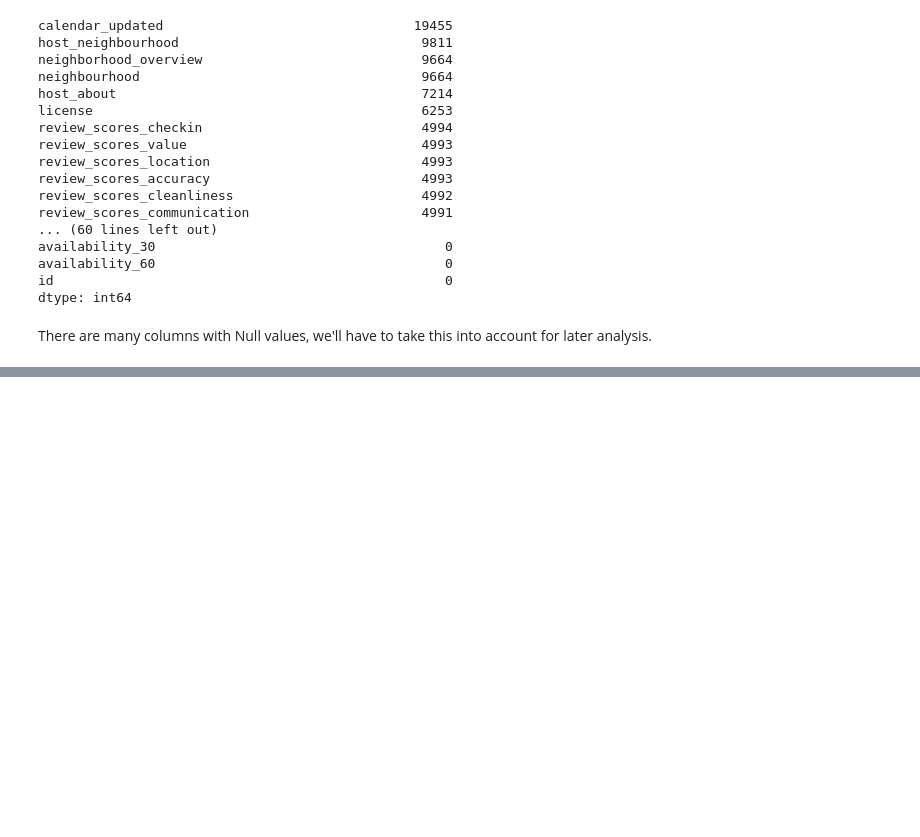
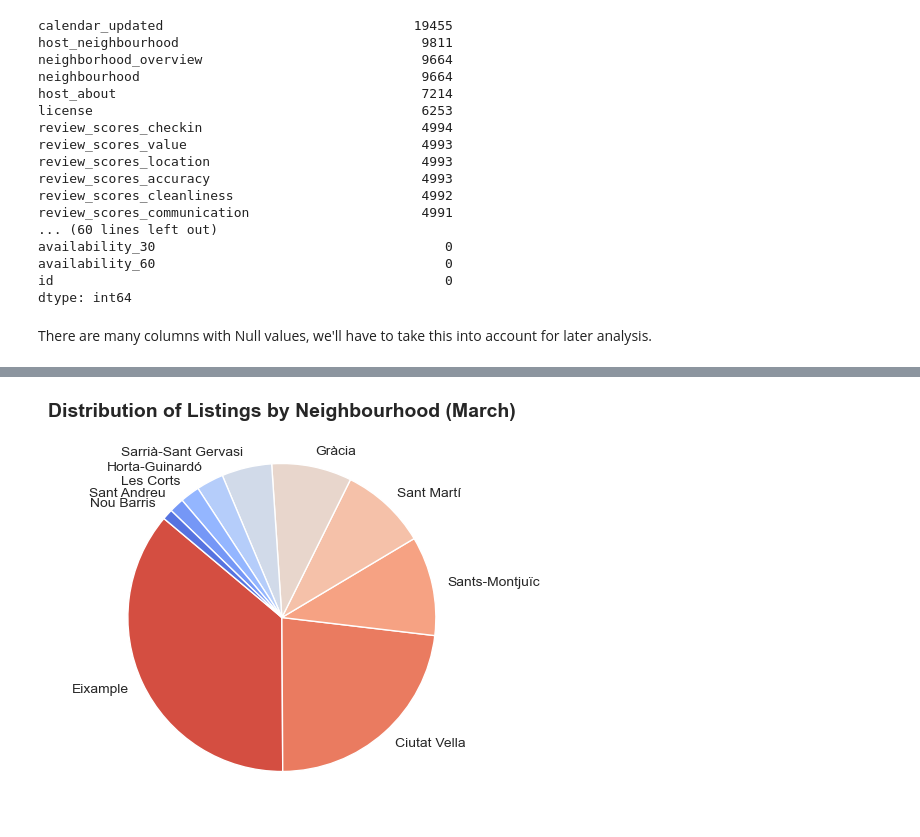
Before and after one commit to msalvany/milestone_3, a Jupyter notebook: milestone_3_AirBnB_BCN.ipynb, the cells around one changed output, grey strips where cells are left out. Drawn from its saved outputs; the diff is of its cells as text; code cells hidden in the pictures; blank space fills up the shorter version.

```diff
--- a/milestone_3_AirBnB_BCN.ipynb
+++ b/milestone_3_AirBnB_BCN.ipynb
@@ -137,0 +221,17 @@ There are many columns with Null values, we'll have to take this into account fo
+# %%
+# Create a pie chart using Matplotlib but with Seaborn colors
+plt.figure(figsize=(5, 5))
+plt.pie(neighbourhood_counts["count"], labels=neighbourhood_counts["neighbourhood_group_cleansed"],
+        startangle=140, colors=sns.color_palette("coolwarm_r", len(neighbourhood_counts)))
+
+# Add Seaborn-like styling
+sns.set_style("whitegrid")
+plt.gca().set_aspect("equal")  # Ensures pie chart is a perfect circle
+plt.title("Distribution of Listings by Neighbourhood (March)", fontsize=14, fontweight="bold")
+
+
+
+# Show the pie chart
+plt.show()
+# %% [output]
+[figure, added]
```
Also changed, not shown: parts of 14 cells of this notebook.
